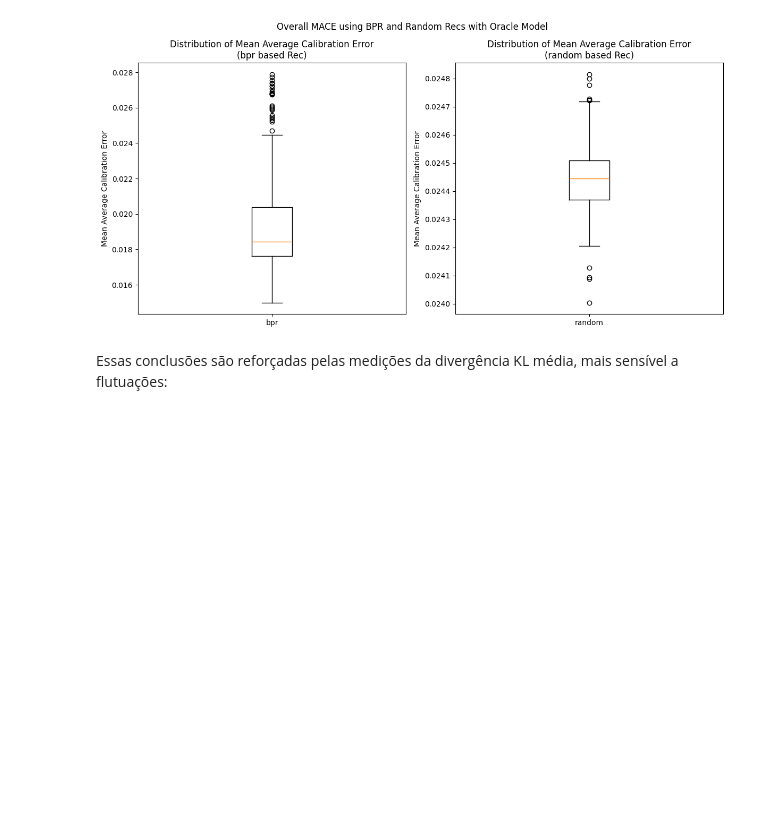
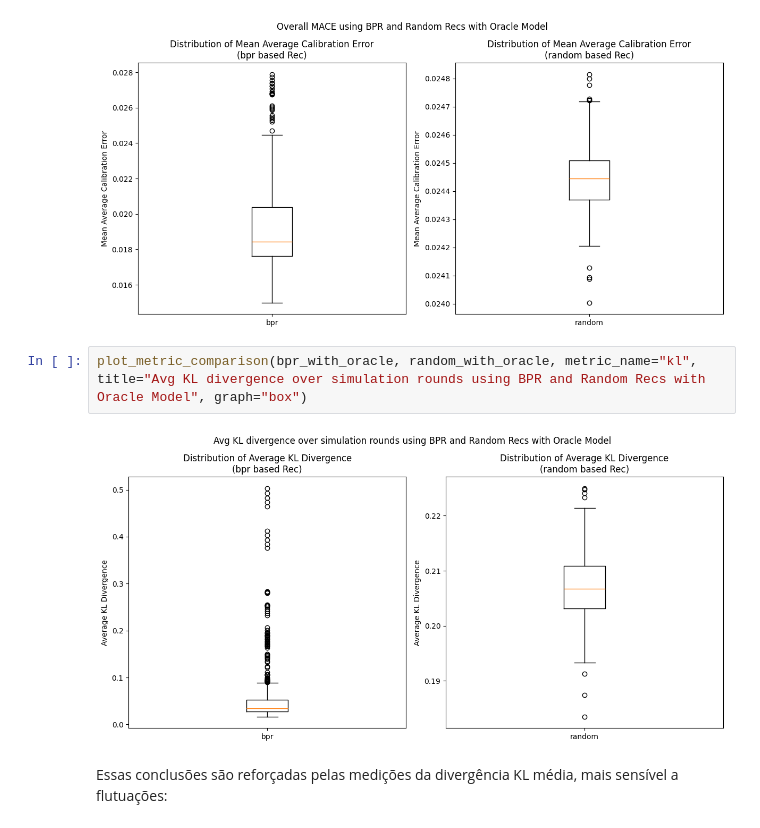
Before and after one commit to caiotda/dynamicTasteDistortion, a Jupyter notebook: data_exploration.ipynb, the cells around one changed output. Drawn from its saved outputs; the diff is of its cells as text; blank space fills up the shorter version.

```diff
--- a/data_exploration.ipynb
+++ b/data_exploration.ipynb
@@ -73,6 +73,10 @@ Na figura acima, a curva laranja apresenta o MACE medido a cada iteração da si
 plot_metric_comparison(bpr_with_oracle, random_with_oracle, metric_name="mace", title="Overall MACE using BPR and Random Recs with Oracle Model", graph="box")
 # %% [output]
 [figure]
+# %%
+plot_metric_comparison(bpr_with_oracle, random_with_oracle, metric_name="kl", title="Avg KL divergence over simulation rounds using BPR and Random Recs with Oracle Model", graph="box")
+# %% [output]
+[figure, added]
 # %% [markdown]
 Essas conclusões são reforçadas pelas medições da divergência KL média, mais sensível a flutuações:
 # %%
```
Also changed, not shown: parts of 7 cells of this notebook, 17 other files.
